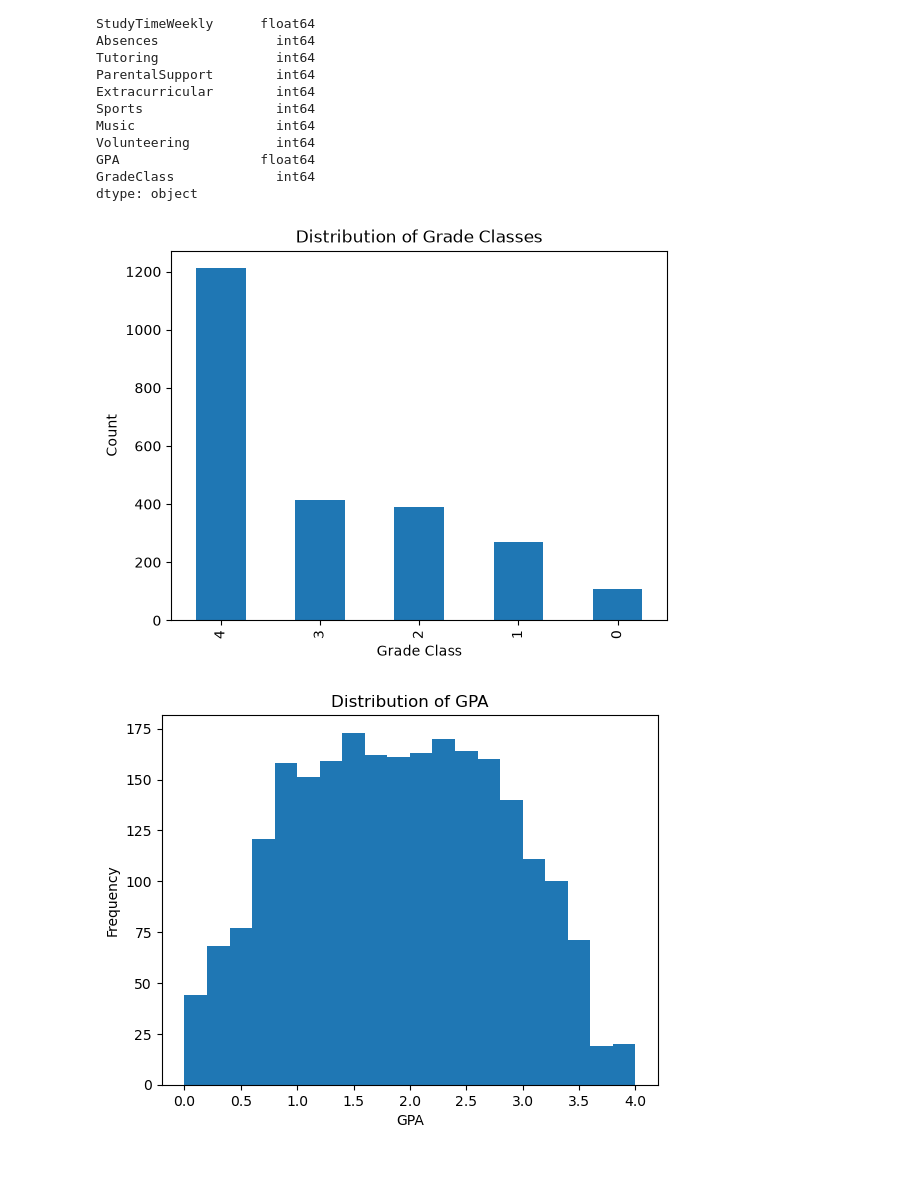
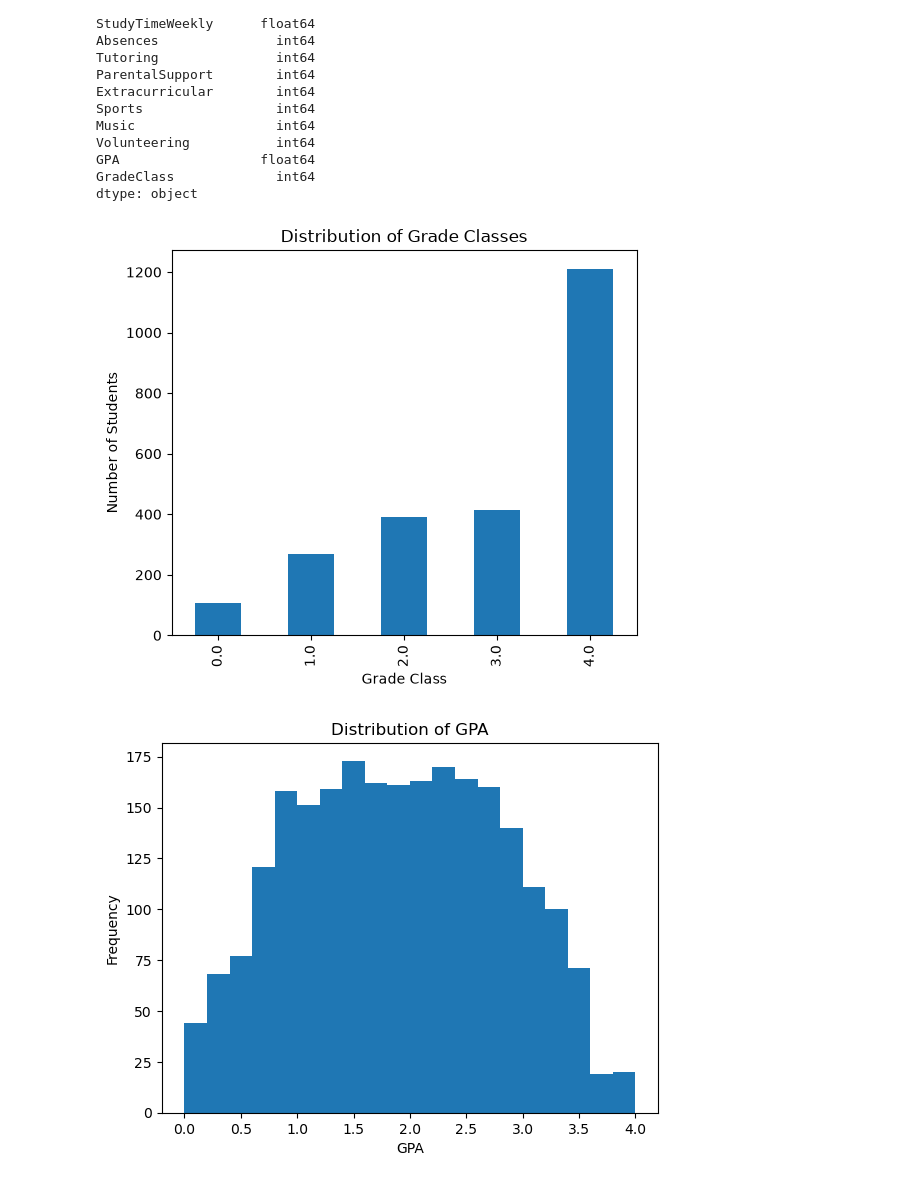
Before and after one commit to SahitSigdel/Student-Performance-Prediction, a Jupyter notebook: Notebook/GradeClass_Prediction.ipynb, the cells around one changed output. Cells and saved outputs as stored; diff of their text form; code cells hidden in the pictures.

Commit message:
Grade class distribution

```diff
--- a/Notebook/GradeClass_Prediction.ipynb
+++ b/Notebook/GradeClass_Prediction.ipynb
@@ -187,14 +187,18 @@ GPA                  float64
 GradeClass             int64
 dtype: object
 # %%
-#check distribution of grade class
-new_df['GradeClass'].value_counts().plot(kind='bar')
-plt.title('Distribution of Grade Classes')
-plt.xlabel('Grade Class')
-plt.ylabel('Count')
+import matplotlib.pyplot as plt
+
+plt.figure(figsize=(6,5))
+new_df["GradeClass"].value_counts().sort_index().plot(kind="bar")
+
+plt.title("Distribution of Grade Classes")
+plt.xlabel("Grade Class")
+plt.ylabel("Number of Students")
+
 plt.show()
 # %% [output]
-[figure, old version]
+[figure, new version]
 # %%
 # GPA distribution
 plt.hist(new_df['GPA'], bins=20)
```
Also changed, not shown: parts of 5 cells of this notebook.
